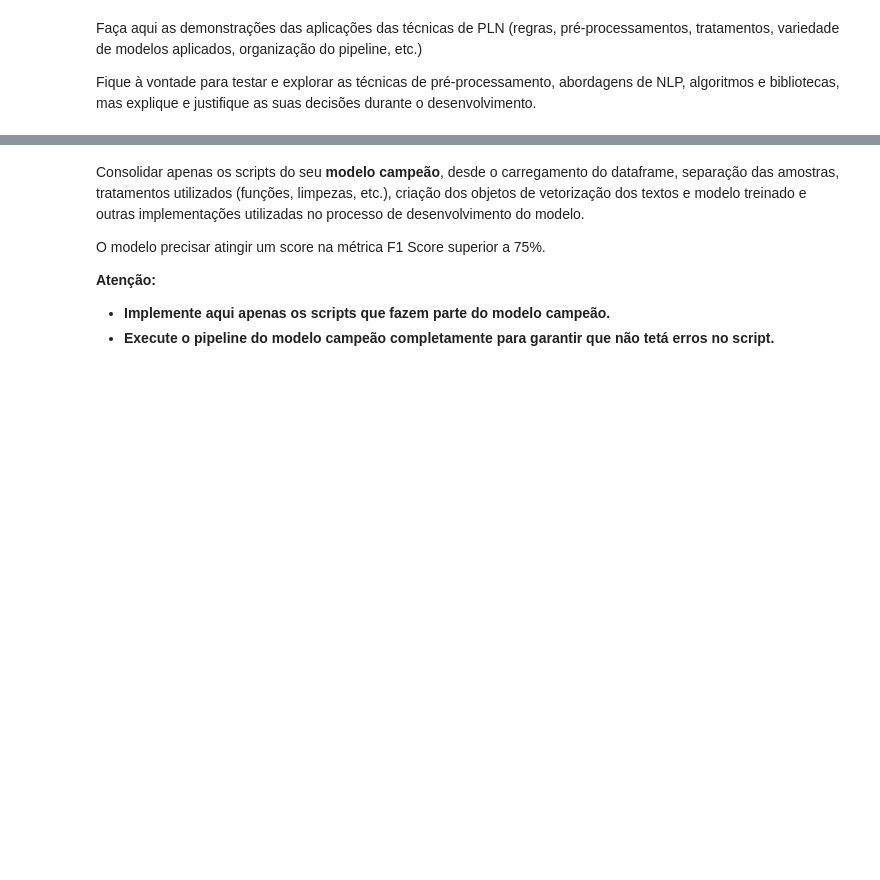
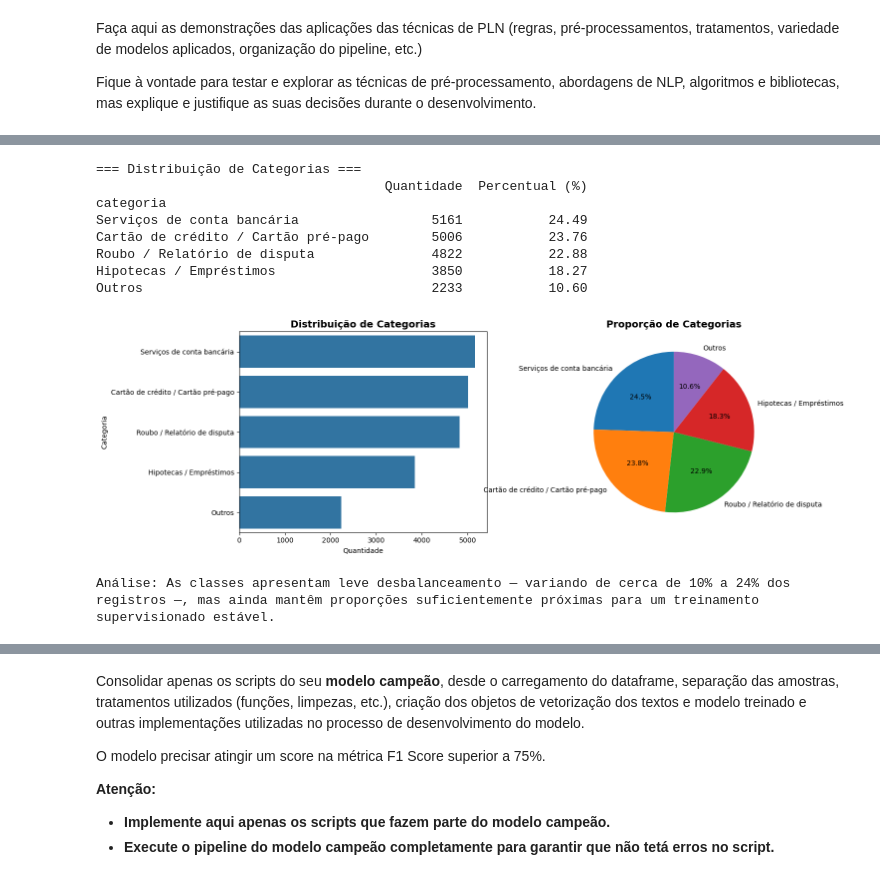
Before and after one commit to xduzao/MBA_NLP, a Jupyter notebook: Template_Trabalho_Final_NLP.ipynb, the cells around one changed output, grey strips where cells are left out. Saved outputs shown, nothing was run; the diff lists cells and outputs as text; code cells hidden in the pictures; blank space fills up the shorter version.

```diff
--- a/Template_Trabalho_Final_NLP.ipynb
+++ b/Template_Trabalho_Final_NLP.ipynb
@@ -65,0 +114,43 @@ Fique à vontade para testar e explorar as técnicas de pré-processamento, abor
+# %%
+
+import matplotlib.pyplot as plt
+import seaborn as sns
+# Contagem e percentual de cada categoria
+print("=== Distribuição de Categorias ===")
+categoria_counts = df['categoria'].value_counts()
+categoria_percent = df['categoria'].value_counts(normalize=True) * 100
+
+distribuicao = pd.DataFrame({
+    'Quantidade': categoria_counts,
+    'Percentual (%)': categoria_percent.round(2)
+})
+print(distribuicao)
+
+# Visualização
+fig, axes = plt.subplots(1, 2, figsize=(15, 5))
+
+# Gráfico de barras
+sns.countplot(data=df, y='categoria', order=categoria_counts.index, ax=axes[0])
+axes[0].set_title('Distribuição de Categorias', fontsize=14, fontweight='bold')
+axes[0].set_xlabel('Quantidade')
+axes[0].set_ylabel('Categoria')
+
+# Gráfico de pizza
+axes[1].pie(categoria_counts, labels=categoria_counts.index, autopct='%1.1f%%', startangle=90)
+axes[1].set_title('Proporção de Categorias', fontsize=14, fontweight='bold')
+
+plt.tight_layout()
+plt.show()
+
+print("\nAnálise: As classes apresentam leve desbalanceamento — variando de cerca de 10% a 24% dos registros —, mas ainda mantêm proporções suficientemente próximas para um treinamento supervisionado estável.")
+# %% [output]
+=== Distribuição de Categorias ===
+                                     Quantidade  Percentual (%)
+categoria
+Serviços de conta bancária                 5161           24.49
+Cartão de crédito / Cartão pré-pago        5006           23.76
+Roubo / Relatório de disputa               4822           22.88
+Hipotecas / Empréstimos                    3850           18.27
+Outros                                     2233           10.60
+[figure, added]
+Análise: As classes apresentam leve desbalanceamento — variando de cerca de 10% a 24% dos registros —, mas ainda mantêm proporções suficientemente próximas para um treinamento supervisionado estável.
```
Also changed, not shown: parts of 15 cells of this notebook, 1 other file.
